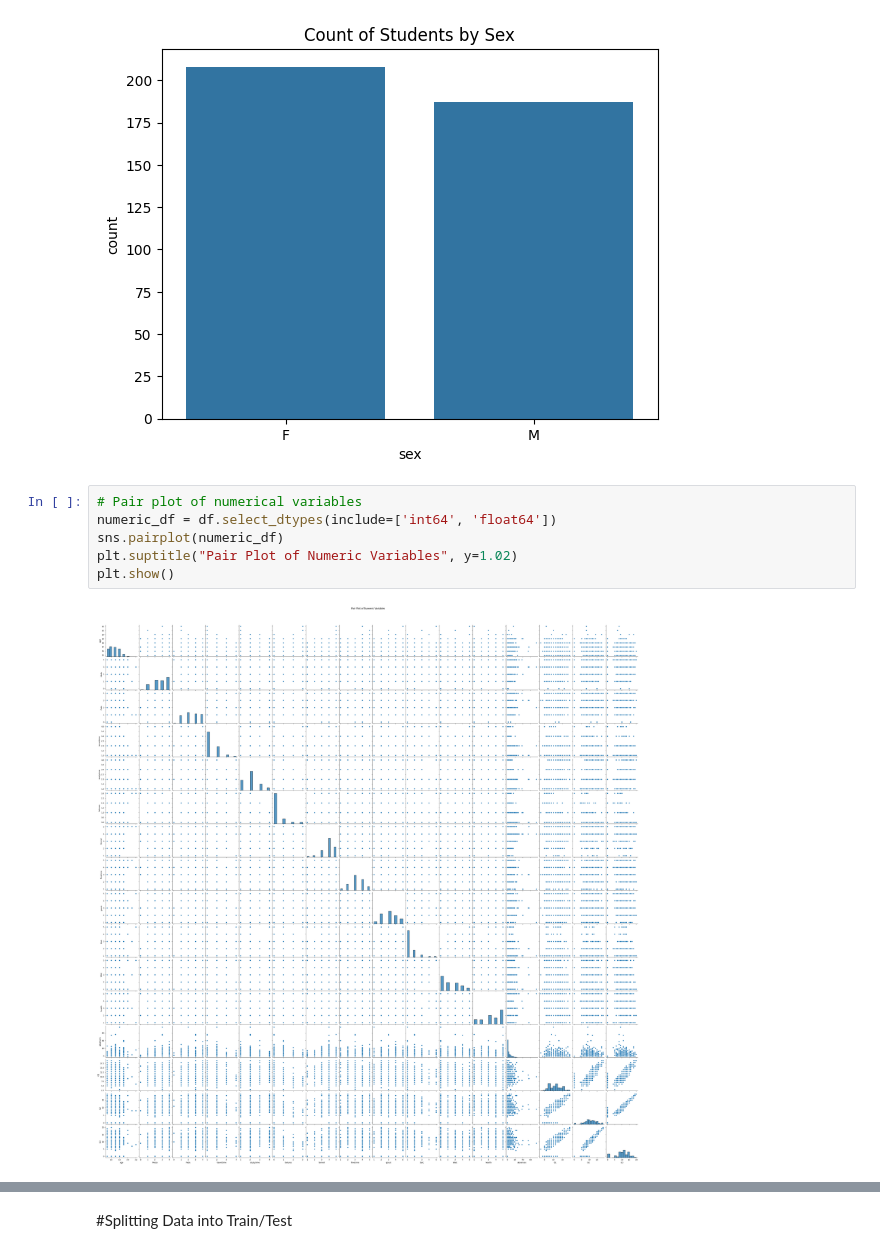
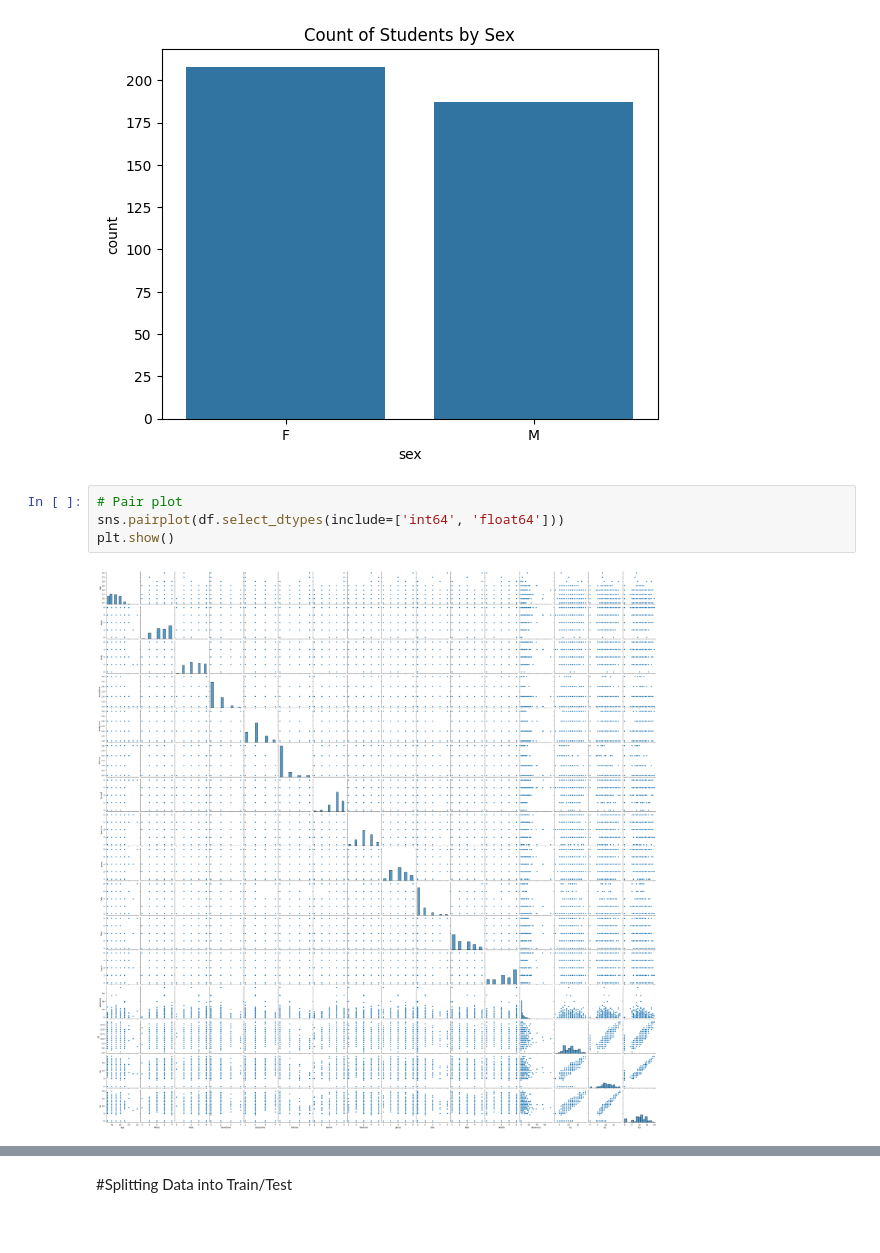
Before and after one commit to meganlcole327/MLA_MLC, a Jupyter notebook: FinalProject_Regression_MLC.ipynb, the cells around one changed output, grey strips where cells are left out. Cells and saved outputs as stored; diff of their text form.

```diff
--- a/FinalProject_Regression_MLC.ipynb
+++ b/FinalProject_Regression_MLC.ipynb
@@ -145,11 +147,9 @@ plt.show()
 # %% [output]
 [figure]
 # %%
-# Pair plot of numerical variables
-numeric_df = df.select_dtypes(include=['int64', 'float64'])
-sns.pairplot(numeric_df)
-plt.suptitle("Pair Plot of Numeric Variables", y=1.02)
+# Pair plot
+sns.pairplot(df.select_dtypes(include=['int64', 'float64']))
 plt.show()
 # %% [output]
-[figure, old version]
+[figure, new version]
 # %%
```
Also changed, not shown: parts of 11 cells of this notebook.
